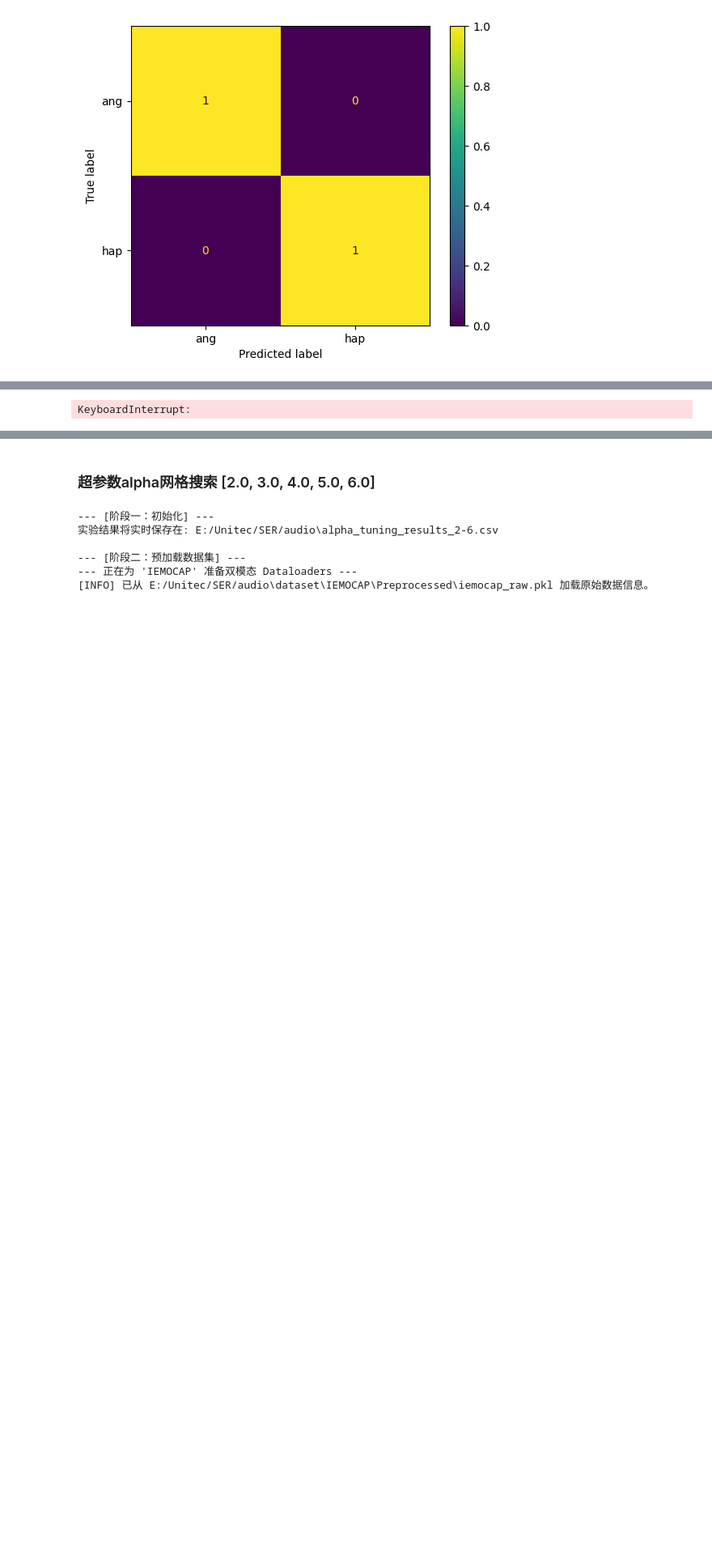
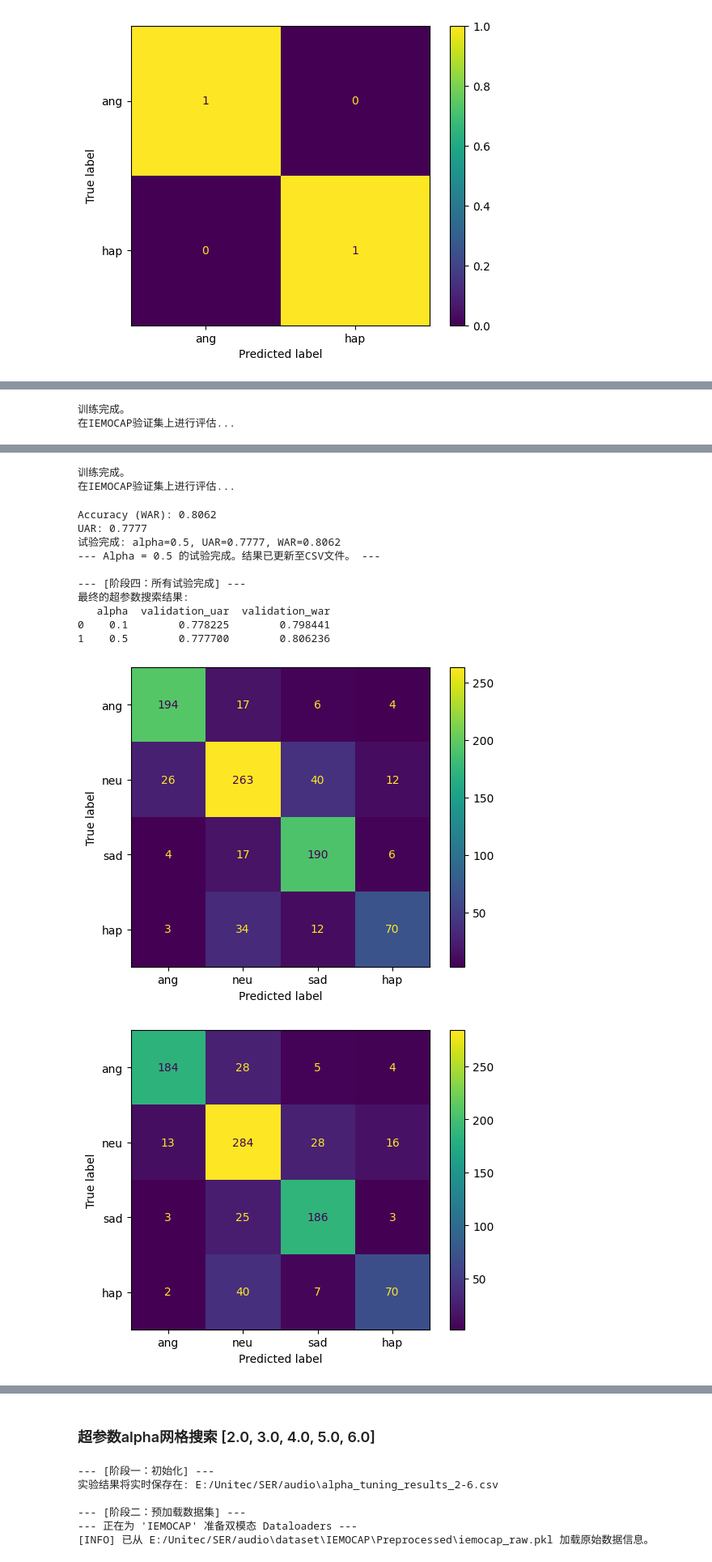
Before and after one commit to IrisHux/SER, a Jupyter notebook: LGCA_test.ipynb, the cells around one changed output, grey strips where cells are left out. Shown at 81% size. Saved outputs shown, nothing was run; the diff lists cells and outputs as text; code cells hidden in the pictures; blank space fills up the shorter version.

```diff
--- a/LGCA_test.ipynb
+++ b/LGCA_test.ipynb
@@ -680,7 +680,7 @@ try:
         validation_loader=validation_loader,
         config=CONFIG,
         num_epochs=3,
-        gradient_accumulation_steps=4
+        gradient_accumulation_steps=1
     )
 
     print("\n[成功] ✅ 端到端测试通过！")
@@ -820,11 +828,12 @@ from scripts.tuning import run_hyperparameter_trial # <-- 从您的工具箱导
 print("--- [阶段一：初始化] ---")
 CONFIG.load_config("config.yaml")
 
-alpha_values_to_test = [0.1, 0.5, 1.0, 2.0, 5.0]
+# alpha_values_to_test = [0.1, 0.5, 1.0, 2.0, 5.0]
+alpha_values_to_test = [0.1, 0.5]
 results_list = []
 results_filepath = os.path.join(CONFIG.project_root(), "alpha_tuning_results_01-5.csv")
 print(f"实验结果将实时保存在: {results_filepath}")
-
+print(f"base_size := {CONFIG.dataloader_dict()['batch_size']}")
 print("\n--- [阶段二：预加载数据集] ---")
 dataloaders = get_contrastive_dataloaders(CONFIG.training_dataset_name())
 train_loader = dataloaders['train']
@@ -842,7 +851,7 @@ for alpha in alpha_values_to_test:
             validation_loader=validation_loader,
             config=CONFIG,
             num_epochs=CONFIG.training_epochs(),
-            gradient_accumulation_steps=4
+            gradient_accumulation_steps=1
         )
         result_entry = {'alpha': alpha, 'validation_uar': val_uar, 'validation_war': val_war}
     except Exception as e:
@@ -878,2 +893,3 @@ print(final_results)
 开始训练...
-KeyboardInterrupt:
+训练完成。
+在IEMOCAP验证集上进行评估...
@@ -879,0 +909,14 @@ KeyboardInterrupt:
+训练完成。
+在IEMOCAP验证集上进行评估...
+Accuracy (WAR): 0.8062
+UAR: 0.7777
+试验完成: alpha=0.5, UAR=0.7777, WAR=0.8062
+--- Alpha = 0.5 的试验完成。结果已更新至CSV文件。 ---
+
+--- [阶段四：所有试验完成] ---
+最终的超参数搜索结果:
+   alpha  validation_uar  validation_war
+0    0.1        0.778225        0.798441
+1    0.5        0.777700        0.806236
+[figure, added]
+[figure, added]
```
Also changed, not shown: parts of 16 cells of this notebook, 8 other files.
